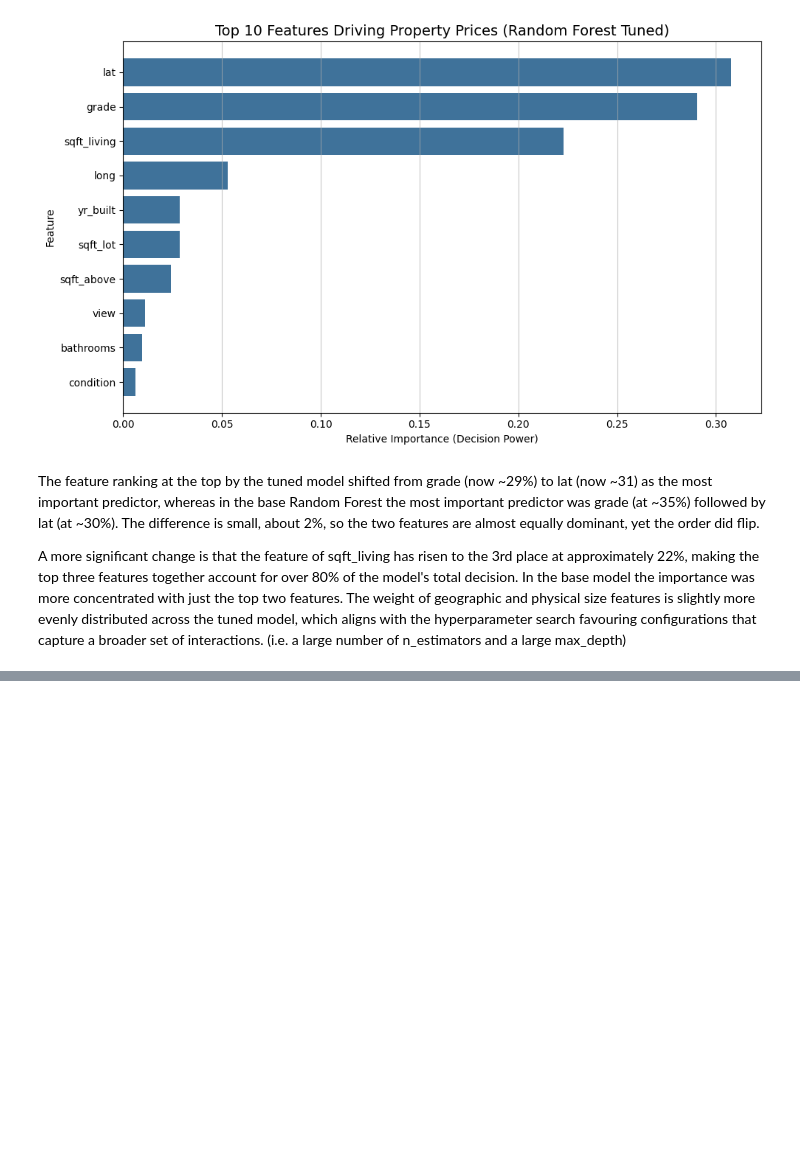
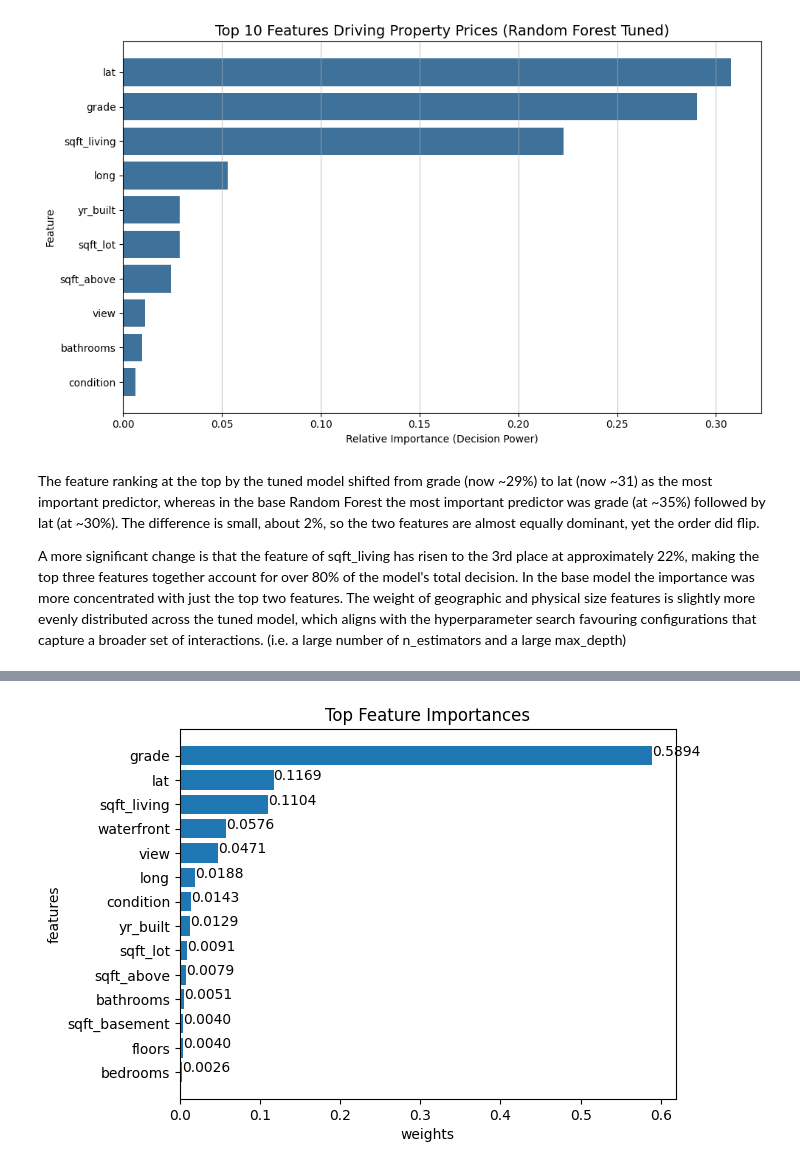
Before and after one commit to FishyFoshy/COMP3608-Project, a Jupyter notebook: Dataset_3.ipynb, the cells around one changed output, grey strips where cells are left out. Saved outputs shown, nothing was run; the diff lists cells and outputs as text; code cells hidden in the pictures; blank space fills up the shorter version.

```diff
--- a/Dataset_3.ipynb
+++ b/Dataset_3.ipynb
@@ -648,0 +719,15 @@ A more significant change is that the feature of sqft_living has risen to the 3r
+# %%
+importances =model.feature_importances_
+feature_df =pd.Series(importances,index=x_train.columns)
+feature_df=feature_df.sort_values(ascending=True).reset_index()
+feature_df.columns =["Feature","Weight"]
+
+plt.barh(feature_df['Feature'], feature_df['Weight'])
+plt.title('Top Feature Importances')
+plt.xlabel('weights')
+plt.ylabel("features")
+for u,i in enumerate(feature_df["Weight"]):
+  plt.text(i,u,f"{i:.4f}")
+plt.show()
+# %% [output]
+[figure, added]
```
Also changed, not shown: parts of 20 cells of this notebook.
